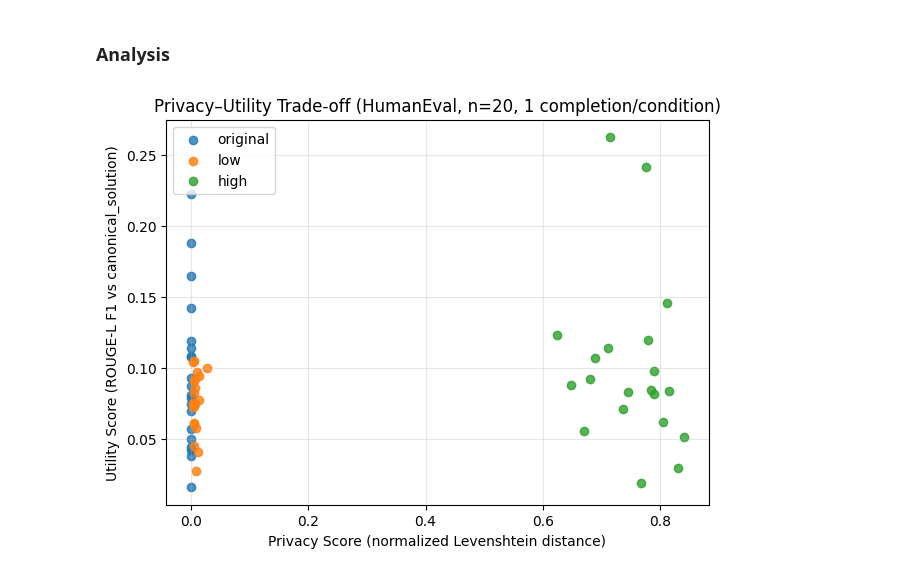
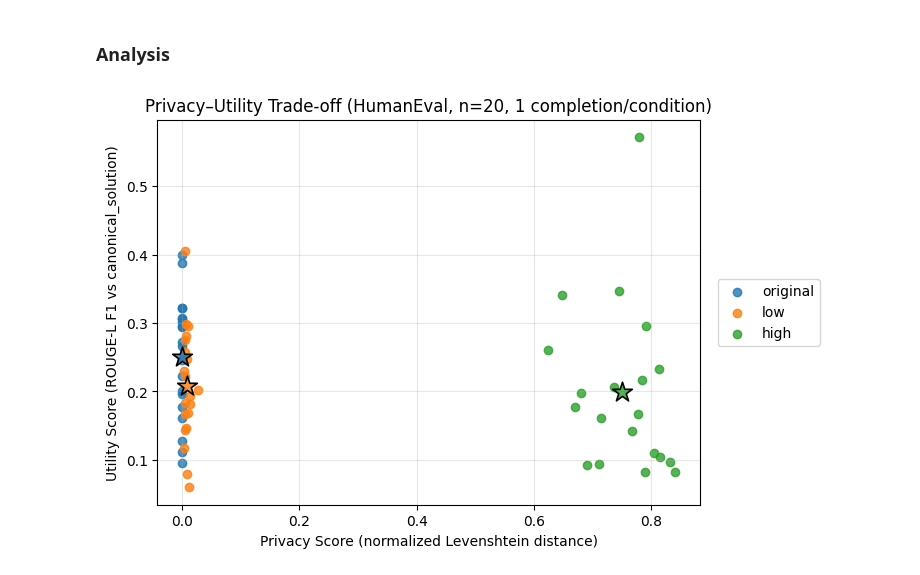
Before and after one commit to AlexRaudvee/Privacy-Preserving-LLM-Code-Complition, a Jupyter notebook: notebooks/privacy_utility_tradeoff.ipynb, the cells around one changed output. Cells and saved outputs as stored; diff of their text form; code cells hidden in the pictures.

```diff
--- a/notebooks/privacy_utility_tradeoff.ipynb
+++ b/notebooks/privacy_utility_tradeoff.ipynb
@@ -274,7 +297,7 @@ df.head()
 # %% [markdown]
 ### Model Loadning
 # %%
-# 3) Load model (default: CodeT5-small)
+# 3) Load model
 
 if torch.cuda.is_available():
     device = "cuda"
@@ -283,10 +306,17 @@ elif torch.backends.mps.is_available():
 else:
     device = "cpu"
 
-model_name = os.environ.get("MODEL_NAME", "Salesforce/codegen-350M-multi")
+model_name = os.environ.get("MODEL_NAME", "Maincode/Maincoder-1B")
 
-tok = AutoTokenizer.from_pretrained(model_name)
-model = AutoModelForCausalLM.from_pretrained(model_name).to(device)
+model = AutoModelForCausalLM.from_pretrained(
+    model_name,
+    torch_dtype="auto",
+    trust_remote_code=True,
+).to(device)
+tok = AutoTokenizer.from_pretrained(
+    model_name,
+    trust_remote_code=True,
+)
 
 device, model_name
 # %% [output]
@@ -421,21 +444,44 @@ out_df.groupby("condition")[["privacy","utility"]].mean()
 # %% [markdown]
 ### Analysis
 # %%
-# 6) Scatter plot: Privacy vs Utility
+plt.figure(figsize=(7,5))
 
-plt.figure(figsize=(7,5))
 for cond in ["original", "low", "high"]:
     sub = out_df[out_df["condition"] == cond]
-    plt.scatter(sub["privacy"], sub["utility"], label=cond, alpha=0.8)
+
+    sc = plt.scatter(
+        sub["privacy"],
+        sub["utility"],
+        label=cond,
+        alpha=0.8
+    )
+
+    mean_priv = sub["privacy"].mean()
+    mean_util = sub["utility"].mean()
+
+    plt.scatter(
+        mean_priv,
+        mean_util,
+        marker="*",
+        s=220,
+        edgecolor="black",
+        linewidth=1.2,
+        color=sc.get_facecolor()[0],
+        zorder=6
+    )
 
 plt.xlabel("Privacy Score (normalized Levenshtein distance)")
 plt.ylabel("Utility Score (ROUGE-L F1 vs canonical_solution)")
 plt.title("Privacy–Utility Trade-off (HumanEval, n=20, 1 completion/condition)")
-plt.legend()
+plt.legend(
+    loc="center left",
+    bbox_to_anchor=(1.02, 0.5),
+    frameon=True
+)
 plt.grid(True, alpha=0.3)
 plt.show()
 # %% [output]
-[figure, old version]
+[figure, new version]
 # %% [markdown]
 ## Brief analysis (draft)
 
```
Also changed, not shown: parts of 8 cells of this notebook.
